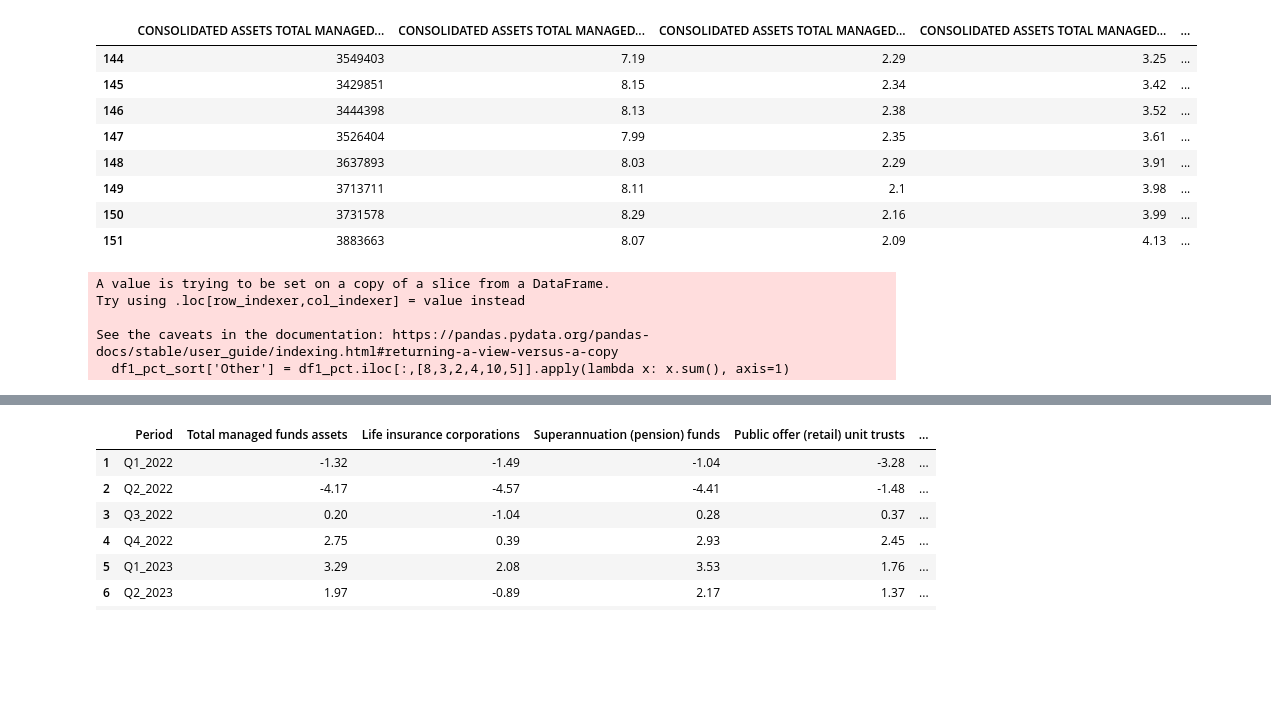
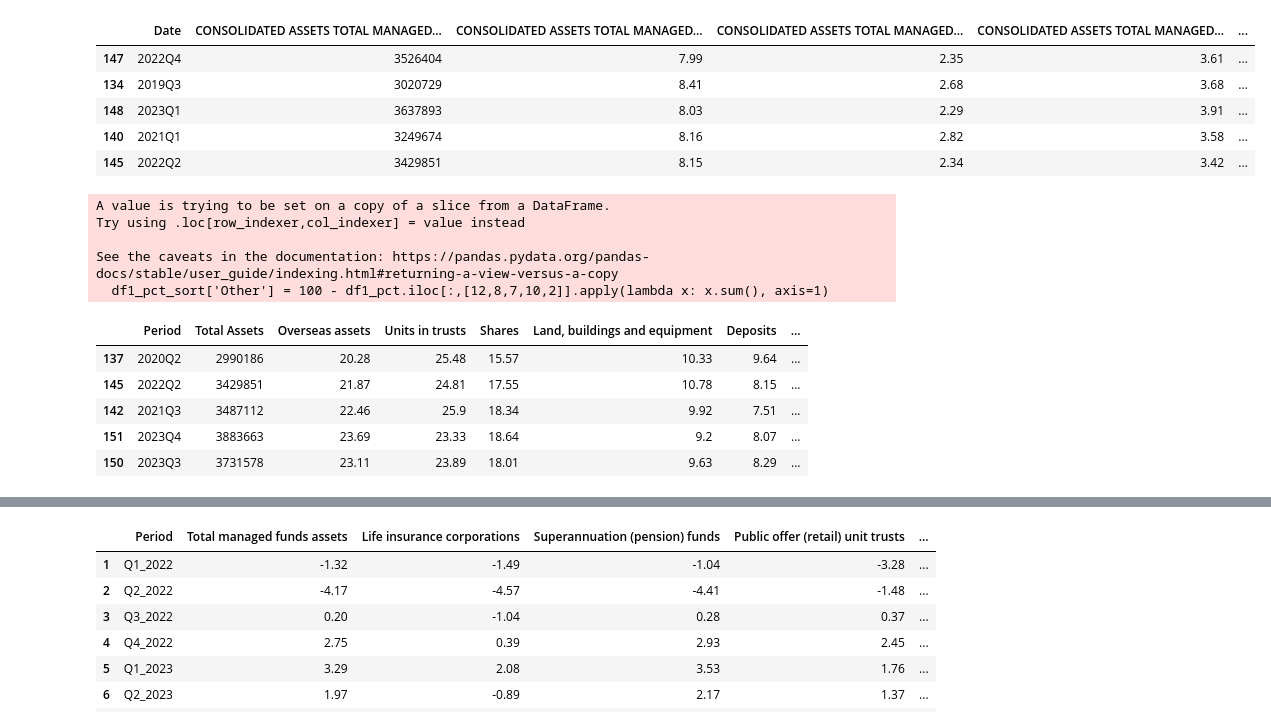
Before and after one commit to RonnyPNguyen/VizVenture, a Jupyter notebook: Portfolio/AUS_ManagedFund_2023/data/ausmanagedfund.ipynb, the cells around one changed output, grey strips where cells are left out. Drawn from its saved outputs; the diff is of its cells as text; code cells hidden in the pictures; blank space fills up the shorter version.

```diff
--- a/Portfolio/AUS_ManagedFund_2023/data/ausmanagedfund.ipynb
+++ b/Portfolio/AUS_ManagedFund_2023/data/ausmanagedfund.ipynb
@@ -23,0 +11,5 @@ df1
+# %%
+df1 = df.iloc[-(5*4):,0:13]
+df1['Date'] = pd.to_datetime(df['Date'])
+df1['Date'] = df1['Date'].dt.to_period('Q')
+df1
@@ -24,23 +34,35 @@ df1
 # %%
 df1_pct = df1.copy()
-df1_pct.iloc[:,1:] = df1_pct.iloc[:,1:].apply(lambda x: x/x.sum()*100, axis=1).round(2)
-df1_pct
+df1_pct.iloc[:,2:] = df1_pct.iloc[:,2:].apply(lambda x: x/x.sum()*100, axis=1).round(2)
+df1_pct.sample(5)
 # %% [output]
-|  | CONSOLIDATED ASSETS TOTAL MANAGED... | CONSOLIDATED ASSETS TOTAL MANAGED... | CONSOLIDATED ASSETS TOTAL MANAGED... | CONSOLIDATED ASSETS TOTAL MANAGED... | ... |
-| 144 | 3549403 | 7.19 | 2.29 | 3.25 | ... |
-| 145 | 3429851 | 8.15 | 2.34 | 3.42 | ... |
-| 146 | 3444398 | 8.13 | 2.38 | 3.52 | ... |
-| 147 | 3526404 | 7.99 | 2.35 | 3.61 | ... |
-| 148 | 3637893 | 8.03 | 2.29 | 3.91 | ... |
-| 149 | 3713711 | 8.11 | 2.1 | 3.98 | ... |
-| 150 | 3731578 | 8.29 | 2.16 | 3.99 | ... |
-| 151 | 3883663 | 8.07 | 2.09 | 4.13 | ... |
+|  | Date | CONSOLIDATED ASSETS TOTAL MANAGED... | CONSOLIDATED ASSETS TOTAL MANAGED... | CONSOLIDATED ASSETS TOTAL MANAGED... | CONSOLIDATED ASSETS TOTAL MANAGED... | ... |
+| 147 | 2022Q4 | 3526404 | 7.99 | 2.35 | 3.61 | ... |
+| 134 | 2019Q3 | 3020729 | 8.41 | 2.68 | 3.68 | ... |
+| 148 | 2023Q1 | 3637893 | 8.03 | 2.29 | 3.91 | ... |
+| 140 | 2021Q1 | 3249674 | 8.16 | 2.82 | 3.58 | ... |
+| 145 | 2022Q2 | 3429851 | 8.15 | 2.34 | 3.42 | ... |
 # %%
-df1_pct_sort = df1_pct.iloc[:,[0,11,7,6,9,1]]
-df1_pct_sort['Other'] = df1_pct.iloc[:,[8,3,2,4,10,5]].apply(lambda x: x.sum(), axis=1)
+df1_pct_sort = df1_pct.iloc[:,[0,1,12,8,7,10,2]]
+df1_pct_sort['Other'] = 100 - df1_pct.iloc[:,[12,8,7,10,2]].apply(lambda x: x.sum(), axis=1)
+df1_pct_sort = df1_pct_sort.round(2)
+df1_pct_sort.columns = ['Period', 'Total Assets',
+    'Overseas assets',
+    'Units in trusts',
+    'Shares',
+    'Land, buildings and equipment',
+    'Deposits',
+    'Others']
+df1_pct_sort.sample(5)
 # %% [output]
 A value is trying to be set on a copy of a slice from a DataFrame.
 Try using .loc[row_indexer,col_indexer] = value instead
 
 See the caveats in the documentation: https://pandas.pydata.org/pandas-docs/stable/user_guide/indexing.html#returning-a-view-versus-a-copy
-  df1_pct_sort['Other'] = df1_pct.iloc[:,[8,3,2,4,10,5]].apply(lambda x: x.sum(), axis=1)
+  df1_pct_sort['Other'] = 100 - df1_pct.iloc[:,[12,8,7,10,2]].apply(lambda x: x.sum(), axis=1)
+|  | Period | Total Assets | Overseas assets | Units in trusts | Shares | Land, buildings and equipment | Deposits | ... |
+| 137 | 2020Q2 | 2990186 | 20.28 | 25.48 | 15.57 | 10.33 | 9.64 | ... |
+| 145 | 2022Q2 | 3429851 | 21.87 | 24.81 | 17.55 | 10.78 | 8.15 | ... |
+| 142 | 2021Q3 | 3487112 | 22.46 | 25.9 | 18.34 | 9.92 | 7.51 | ... |
+| 151 | 2023Q4 | 3883663 | 23.69 | 23.33 | 18.64 | 9.2 | 8.07 | ... |
+| 150 | 2023Q3 | 3731578 | 23.11 | 23.89 | 18.01 | 9.63 | 8.29 | ... |
```
Also changed, not shown: parts of 6 cells of this notebook, 10 other files.
